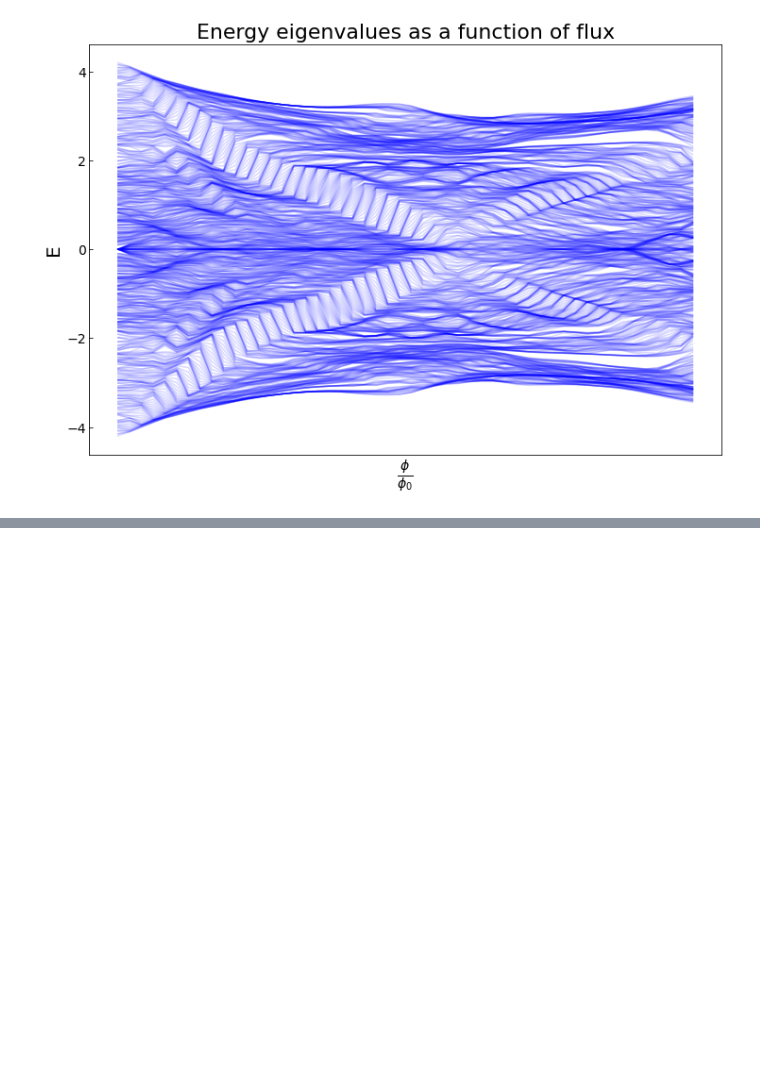
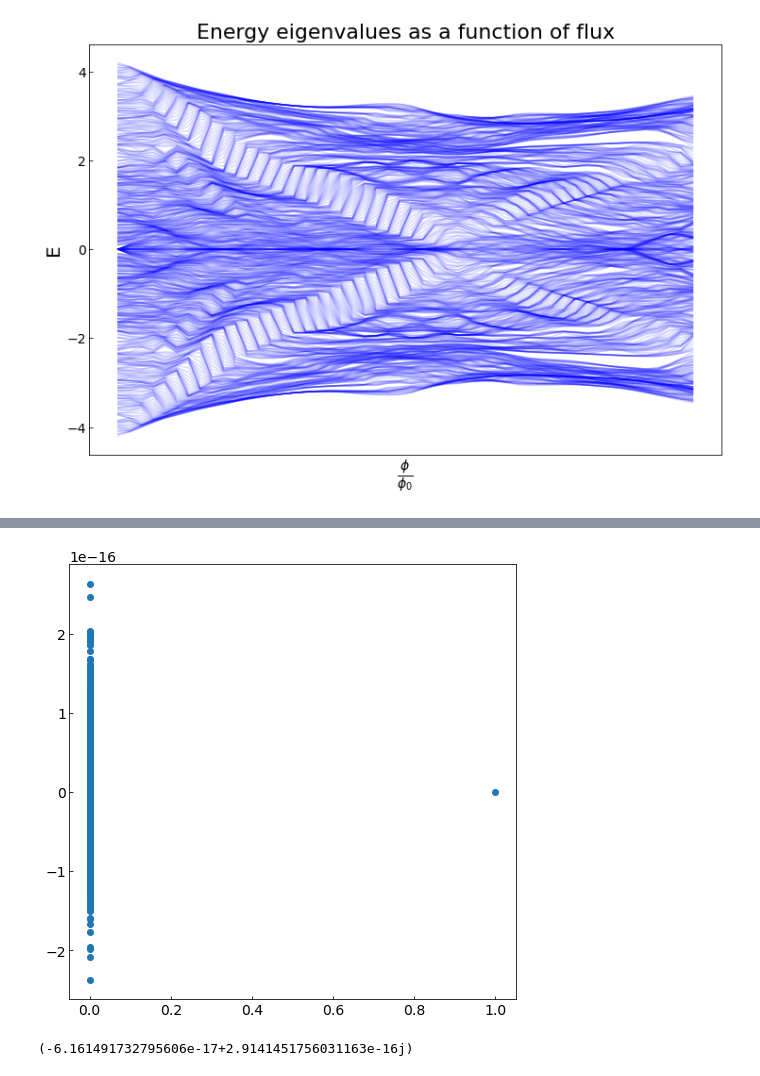
Before and after one commit to Kroghski/Bachelor, a Jupyter notebook: Bachelor_code/AB_new_workfile.ipynb, the cells around one changed output, grey strips where cells are left out. Cells and saved outputs as stored; diff of their text form; code cells hidden in the pictures; blank space fills up the shorter version.

```diff
--- a/Bachelor_code/AB_new_workfile.ipynb
+++ b/Bachelor_code/AB_new_workfile.ipynb
@@ -282,0 +332,14 @@ KeyboardInterrupt:
+# %%
+xs = [z.real for z in vals[454]]
+ys = [z.imag for z in vals[454]]
+
+fig, ax = plt.subplots(figsize= (8,8))
+ax.plot(xs, ys, linestyle= '', marker= 'o')
+#ax.set_ylim([-1,1])
+plt.show()
+# %% [output]
+[figure, added]
+# %%
+vals[0][0] * vals[0][1]
+# %% [output]
+(-6.161491732795606e-17+2.9141451756031163e-16j)
```
Also changed, not shown: parts of 5 cells of this notebook, 1 other file.
